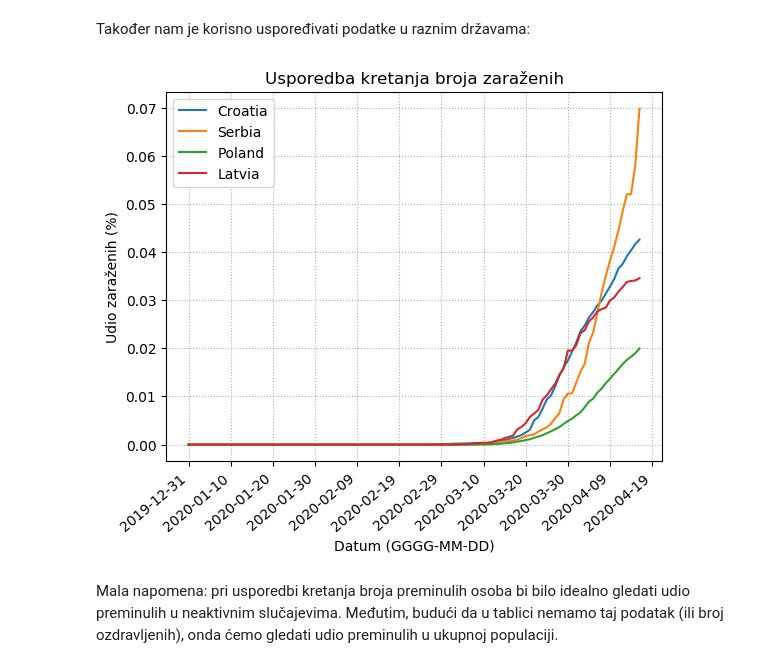
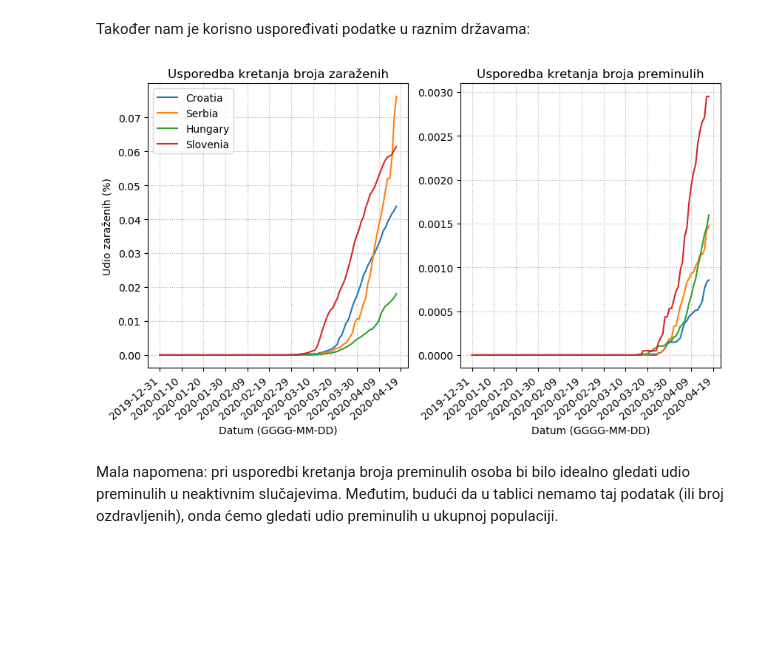
Before and after one commit to dominikmik195/mat_soft, a Jupyter notebook: corona_formal.ipynb, the cells around one changed output. Saved outputs shown, nothing was run; the diff lists cells and outputs as text; code cells hidden in the pictures; blank space fills up the shorter version.

```diff
--- a/corona_formal.ipynb
+++ b/corona_formal.ipynb
@@ -147,31 +124,33 @@ def pripremi_podatke(država, argument):
     return [dates, dates2]
 #još jedna pomoćna funkcija za bolju organizaciju podataka
 
-def usporedba(lista, argument):
+def usporedba(lista):
     brojevi = np.array([izdvoji_državu(država)[izdvoji_državu(država)['Cases']>=0].shape[0] for država in lista])
     broj = brojevi.max()
-    i = 0
+    k = 0
     for temp in brojevi:
         if broj == temp: break;
-        i += 1
-    datumi = pripremi_podatke(lista[i], argument)
-    fig, ax = plt.subplots()
-    duljina = datumi[0].shape[0]
-    for država in lista:
-        nova = lista_dnevno_stanje(država, argument)[::-1]
-        while len(nova) < duljina: nova.append(0)
-        ax.plot(datumi[0], nova[::-1]/(np.array(izdvoji_državu(država)['Population'])[0]/100), label = država)
-    plt.xticks(rotation=40, ha='right')
-    ax.set_xticks(datumi[1])
-    ax.legend(loc = 'best')
-    ax.set_title('Usporedba kretanja broja ' + pridjevi[argument] + 'h')
-    ax.set_ylabel('Udio ' + pridjevi[argument] + 'h (%)')
-    ax.set_xlabel('Datum (GGGG-MM-DD)')
-    plt.grid(linestyle = ':')
+        k += 1
+    fig, ax = plt.subplots(1, 2, sharex=True, squeeze=True, figsize=(10, 5), gridspec_kw=dict(hspace=0.1))
+    for i in range (0, 2):
+        datumi = pripremi_podatke(lista[k], pridjevi[i])
+        duljina = datumi[0].shape[0]
+        for država in lista:
+            nova = lista_dnevno_stanje(država, pridjevi[i])[::-1]
+            while len(nova) < duljina: nova.append(0)
+            ax[i].plot(datumi[0], nova[::-1]/(np.array(izdvoji_državu(država)['Population'])[0]/100), label = država)
+            #ax[i][j].plot(dates[k:], np.array(lista_dnevno_stanje(država, pridjevi[j]))[k:]/jedinica[i], color=boje[j])
+            ax[i].set_title('Usporedba kretanja broja ' + pridjevi[pridjevi[i]] + 'h', fontsize='large')
+            ax[i].set_xlabel('Datum (GGGG-MM-DD)', fontsize='medium')
+            plt.setp( ax[i].xaxis.get_majorticklabels(), rotation=40, ha='right')
+            ax[i].set_xticks(datumi[1])
+            ax[i].grid(linestyle = ':')
+    ax[0].set_ylabel('Udio zaraženih (%)')
+    ax[0].legend(loc = 'best')
     return fig
 # %%
-usporedba(['Croatia', 'Serbia', 'Poland', 'Latvia'], 'Cases')
+usporedba(['Croatia', 'Serbia', 'Hungary', 'Slovenia'])
 # %% [output]
-[figure, old version]
+[figure, new version]
 # %% [markdown]
 Mala napomena: pri usporedbi kretanja broja preminulih osoba bi bilo idealno gledati udio preminulih u neaktivnim slučajevima. Međutim, budući da u tablici nemamo taj podatak (ili broj ozdravljenih), onda ćemo gledati udio preminulih u ukupnoj populaciji.
```
Also changed, not shown: parts of 12 cells of this notebook, 1 other file.
